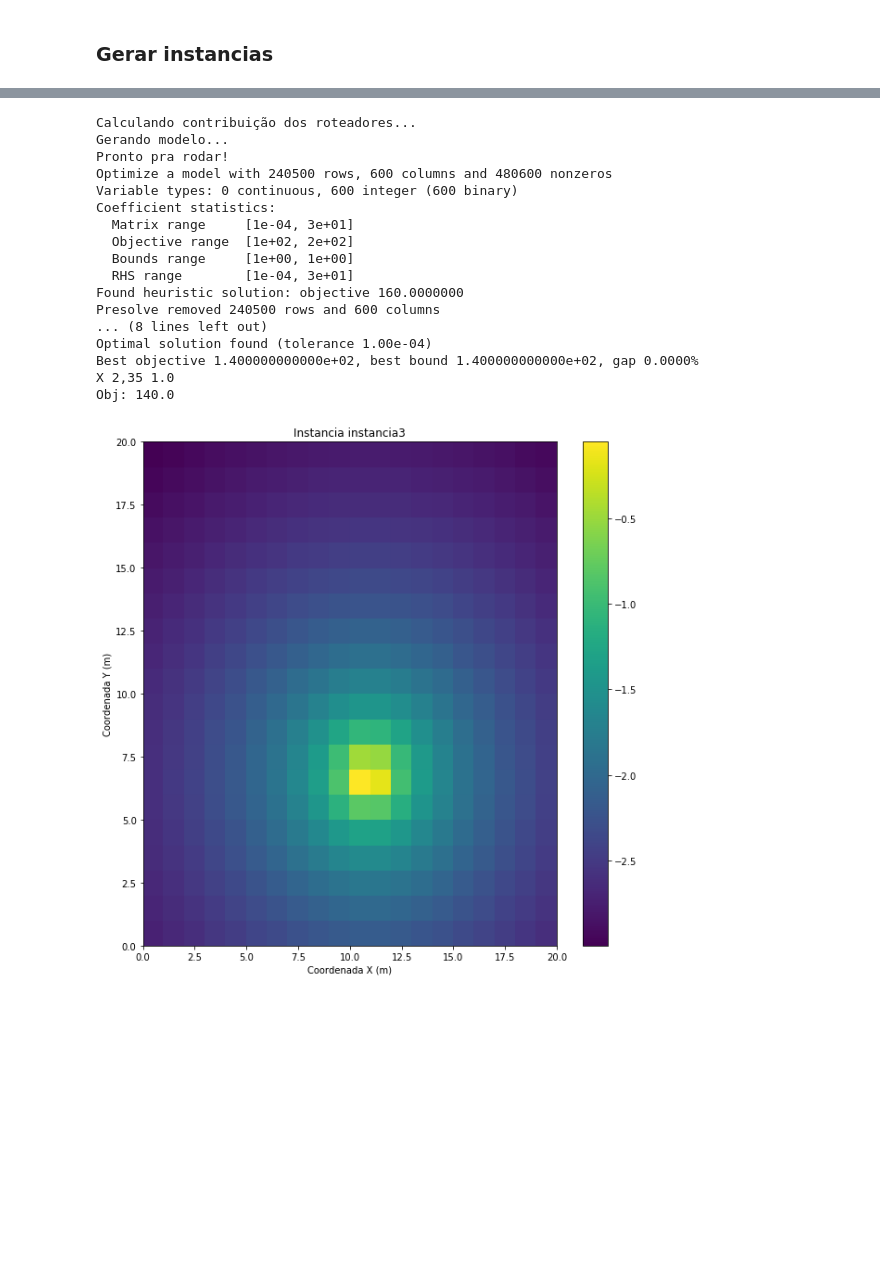
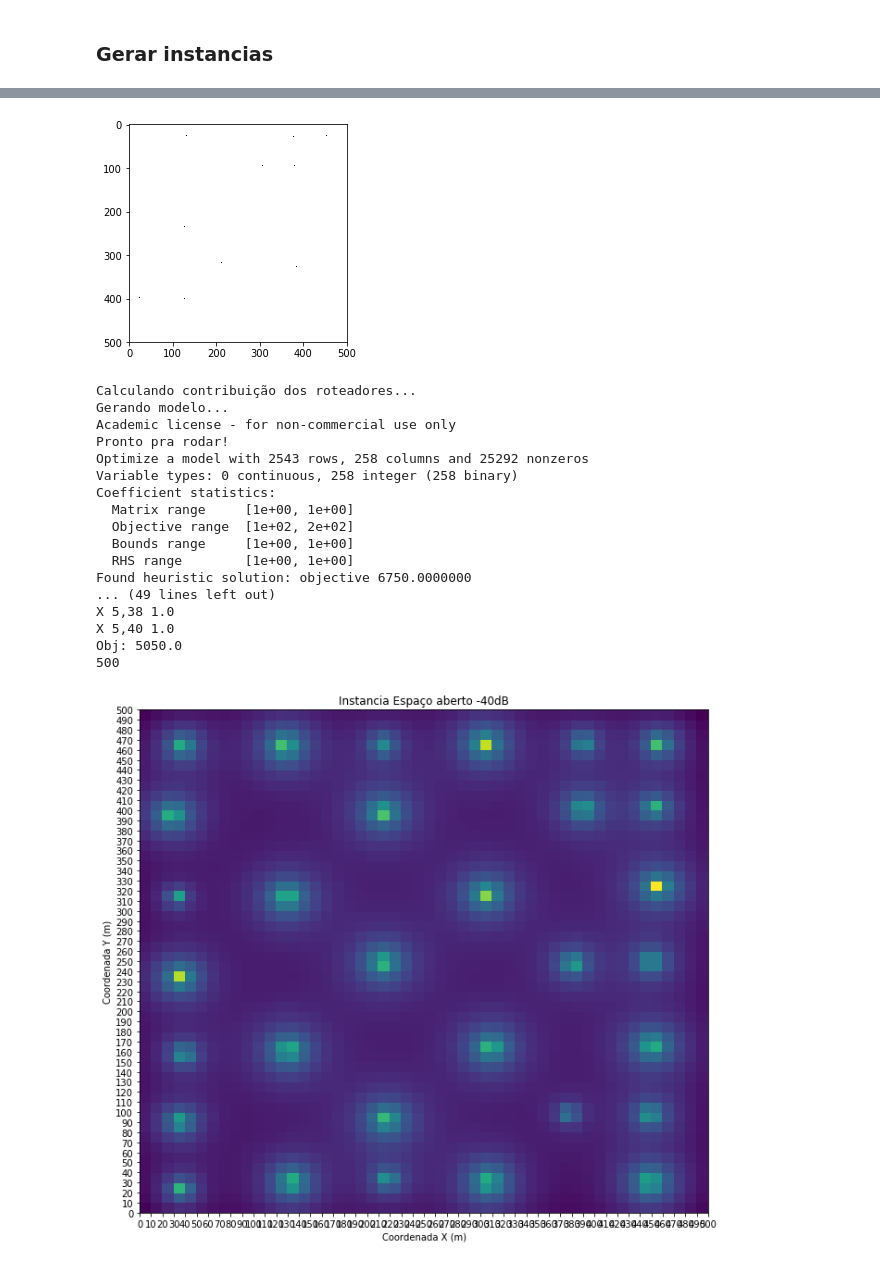
Before and after one commit to vittorfp/Optimal-router-allocation, a Jupyter notebook: Trabalho PO.ipynb, the cells around one changed output, grey strips where cells are left out. Drawn from its saved outputs; the diff is of its cells as text; code cells hidden in the pictures; blank space fills up the shorter version.

```diff
--- a/Trabalho PO.ipynb
+++ b/Trabalho PO.ipynb
@@ -304,22 +349,44 @@ Obj: 140.0
-# %%
-opt = RouterAllocation(instancia3)
-opt.run()
-# %% [output]
-Calculando contribuição dos roteadores...
-Gerando modelo...
-Pronto pra rodar!
-Optimize a model with 240500 rows, 600 columns and 480600 nonzeros
-Variable types: 0 continuous, 600 integer (600 binary)
-Coefficient statistics:
-  Matrix range     [1e-04, 3e+01]
-  Objective range  [1e+02, 2e+02]
-  Bounds range     [1e+00, 1e+00]
-  RHS range        [1e-04, 3e+01]
-Found heuristic solution: objective 160.0000000
-Presolve removed 240500 rows and 600 columns
-... (8 lines left out)
-Optimal solution found (tolerance 1.00e-04)
-Best objective 1.400000000000e+02, best bound 1.400000000000e+02, gap 0.0000%
-X 2,35 1.0
-Obj: 140.0
-[figure, removed]
+# %%
+img = cv2.imread('instancia2.png', 0)
+plt.imshow(img, cmap = 'gray')
+plt.show()
+routers = {
+    0: {'k': 10, 'c': 100},
+    1: {'k': 20, 'c': 120},
+    2: {'k': 30, 'c': 140},
+    3: {'k': 40, 'c': 160},
+    4: {'k': 50, 'c': 170},
+    5: {'k': 60, 'c': 200}
+}
+
+instancia3 = {
+    'router_types': routers,
+    'image': img,
+    'scale': 1,
+    'grid_size': 50,
+    'client_min_sig': 10 ** (-40/20),
+    'name': 'Espaço aberto -40dB'
+}
+
+opt = RouterAllocation(instancia3)
+opt.run()
+# %% [output]
+[figure, added]
+Calculando contribuição dos roteadores...
+Gerando modelo...
+Academic license - for non-commercial use only
+Pronto pra rodar!
+Optimize a model with 2543 rows, 258 columns and 25292 nonzeros
+Variable types: 0 continuous, 258 integer (258 binary)
+Coefficient statistics:
+  Matrix range     [1e+00, 1e+00]
+  Objective range  [1e+02, 2e+02]
+  Bounds range     [1e+00, 1e+00]
+  RHS range        [1e+00, 1e+00]
+Found heuristic solution: objective 6750.0000000
+... (49 lines left out)
+X 5,38 1.0
+X 5,40 1.0
+Obj: 5050.0
+500
+[figure, added]
```
Also changed, not shown: parts of 14 cells of this notebook, 26 other files.
